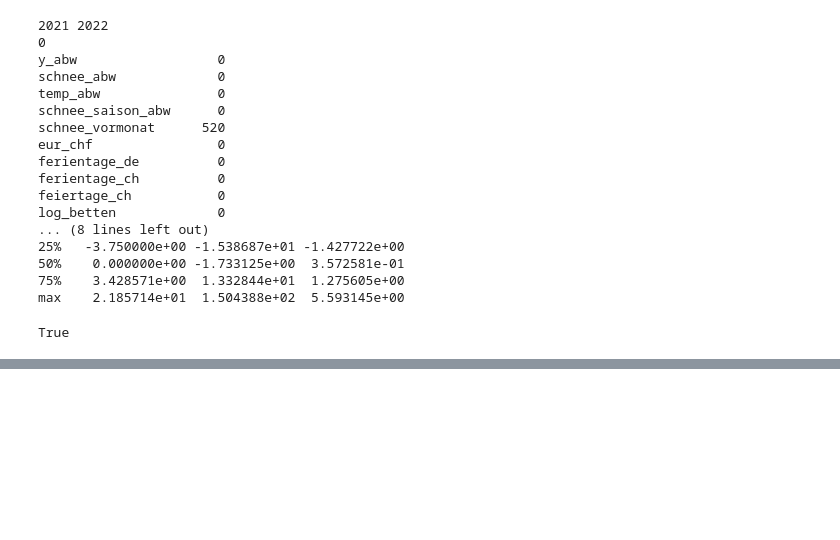
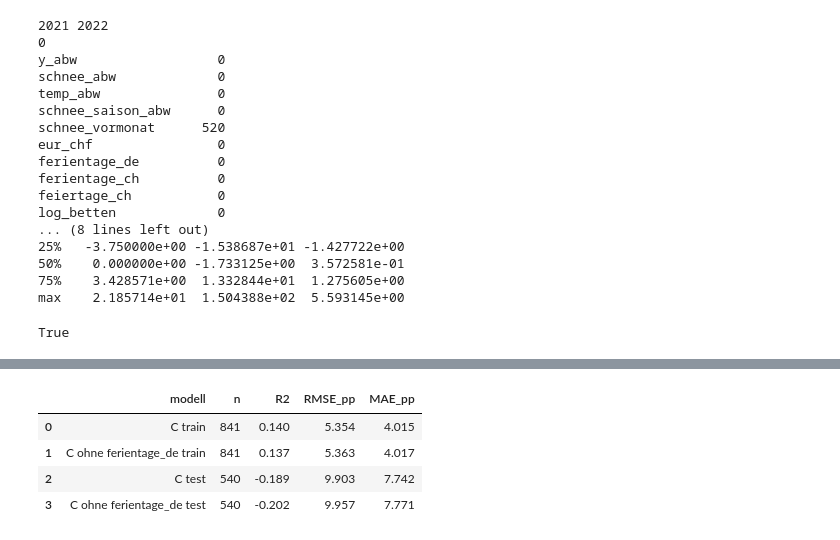
Before and after one commit to aakset/wintertourismus-schnee, a Jupyter notebook: notebooks/05_modell.ipynb, the cells around one changed output, grey strips where cells are left out. Cells and saved outputs as stored; diff of their text form; code cells hidden in the pictures; blank space fills up the shorter version.

```diff
--- a/notebooks/05_modell.ipynb
+++ b/notebooks/05_modell.ipynb
@@ -94,0 +259,10 @@ True
+# %%
+mod_c2 = smf.ols(mod_c.model.formula.replace(" + ferientage_de", ""), data=train_k).fit()
+pd.DataFrame([kennzahlen(mod_c, train_k, "C train"), kennzahlen(mod_c2, train_k, "C ohne ferientage_de train"),
+              kennzahlen(mod_c, test_k, "C test"), kennzahlen(mod_c2, test_k, "C ohne ferientage_de test")]).round(3)
+# %% [output]
+|  | modell | n | R2 | RMSE_pp | MAE_pp |
+| 0 | C train | 841 | 0.140 | 5.354 | 4.015 |
+| 1 | C ohne ferientage_de train | 841 | 0.137 | 5.363 | 4.017 |
+| 2 | C test | 540 | -0.189 | 9.903 | 7.742 |
+| 3 | C ohne ferientage_de test | 540 | -0.202 | 9.957 | 7.771 |
```
Also changed, not shown: parts of 9 cells of this notebook, 2 other files.
